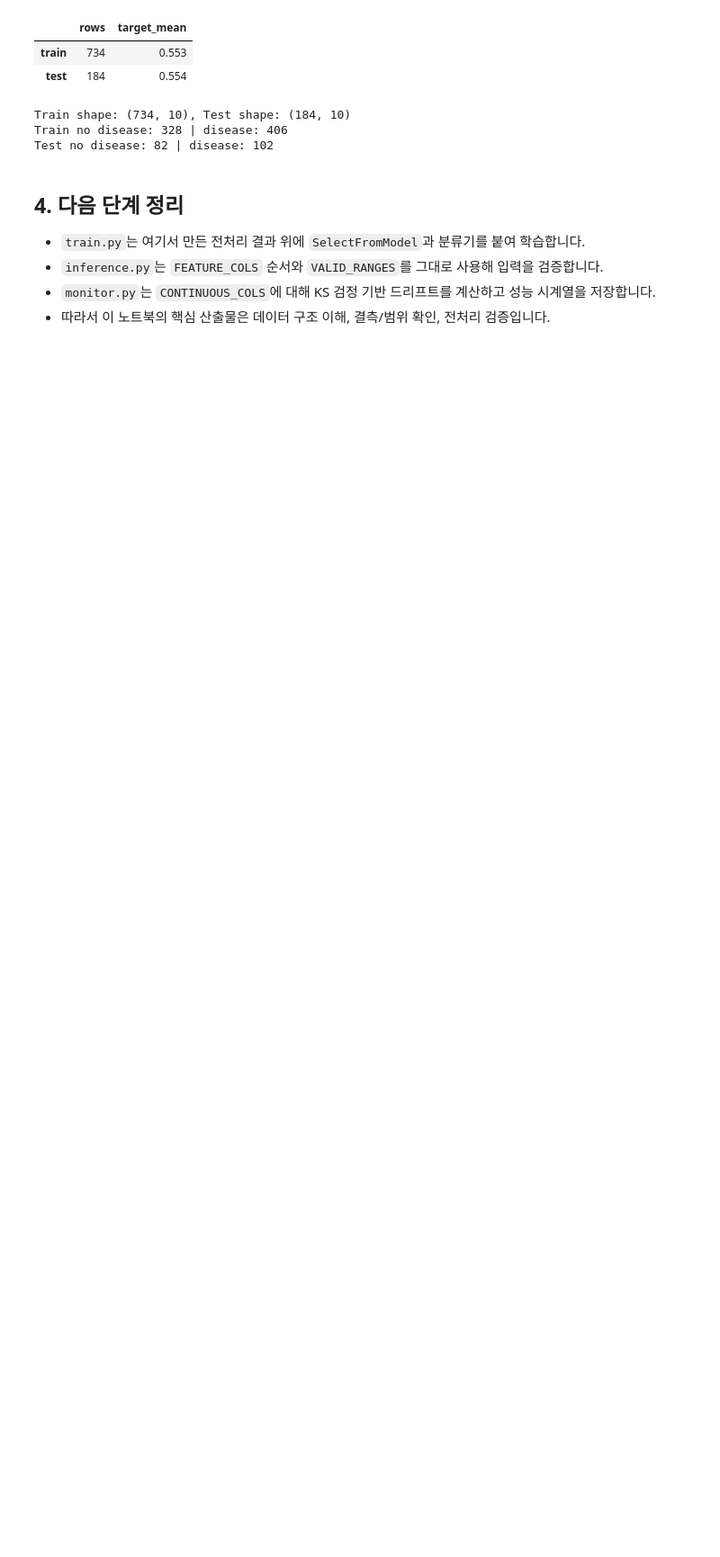
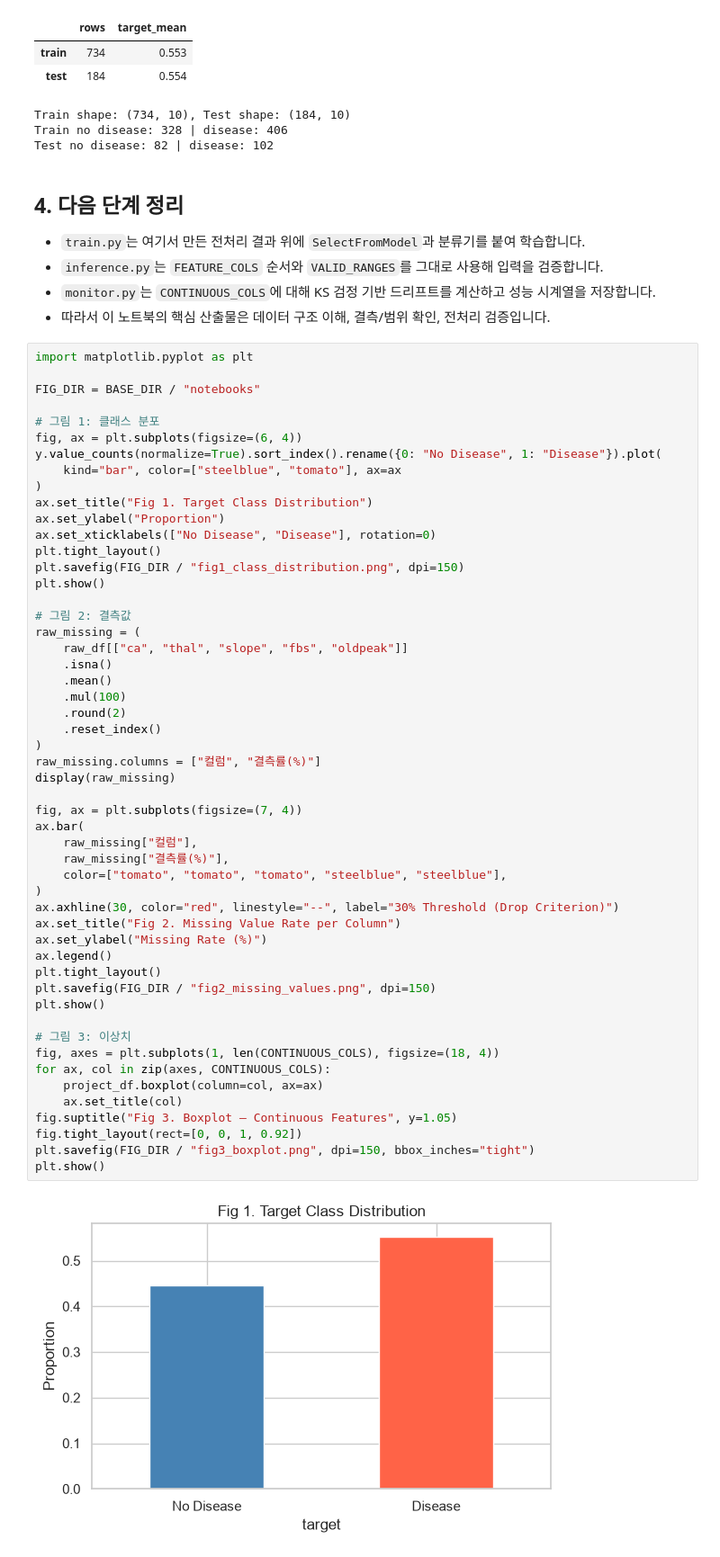
Before and after one commit to doubleknot-gh/CardioCare, a Jupyter notebook: notebooks/01_eda_preprocessing.executed.ipynb, the cells around one changed output. Shown at 90% size. Cells and saved outputs as stored; diff of their text form; blank space fills up the shorter version.

```diff
--- a/notebooks/01_eda_preprocessing.executed.ipynb
+++ b/notebooks/01_eda_preprocessing.executed.ipynb
@@ -477,3 +477,57 @@ Test no disease: 82 | disease: 102
 - `inference.py`는 `FEATURE_COLS` 순서와 `VALID_RANGES`를 그대로 사용해 입력을 검증합니다.
 - `monitor.py`는 `CONTINUOUS_COLS`에 대해 KS 검정 기반 드리프트를 계산하고 성능 시계열을 저장합니다.
 - 따라서 이 노트북의 핵심 산출물은 데이터 구조 이해, 결측/범위 확인, 전처리 검증입니다.
+# %%
+import matplotlib.pyplot as plt
+
+FIG_DIR = BASE_DIR / "notebooks"
+
+# 그림 1: 클래스 분포
+fig, ax = plt.subplots(figsize=(6, 4))
+y.value_counts(normalize=True).sort_index().rename({0: "No Disease", 1: "Disease"}).plot(
+    kind="bar", color=["steelblue", "tomato"], ax=ax
+)
+ax.set_title("Fig 1. Target Class Distribution")
+ax.set_ylabel("Proportion")
+ax.set_xticklabels(["No Disease", "Disease"], rotation=0)
+plt.tight_layout()
+plt.savefig(FIG_DIR / "fig1_class_distribution.png", dpi=150)
+plt.show()
+
+# 그림 2: 결측값
+raw_missing = (
+    raw_df[["ca", "thal", "slope", "fbs", "oldpeak"]]
+    .isna()
+    .mean()
+    .mul(100)
+    .round(2)
+    .reset_index()
+)
+raw_missing.columns = ["컬럼", "결측률(%)"]
+display(raw_missing)
+
+fig, ax = plt.subplots(figsize=(7, 4))
+ax.bar(
+    raw_missing["컬럼"],
+    raw_missing["결측률(%)"],
+    color=["tomato", "tomato", "tomato", "steelblue", "steelblue"],
+)
+ax.axhline(30, color="red", linestyle="--", label="30% Threshold (Drop Criterion)")
+ax.set_title("Fig 2. Missing Value Rate per Column")
+ax.set_ylabel("Missing Rate (%)")
+ax.legend()
+plt.tight_layout()
+plt.savefig(FIG_DIR / "fig2_missing_values.png", dpi=150)
+plt.show()
+
+# 그림 3: 이상치
+fig, axes = plt.subplots(1, len(CONTINUOUS_COLS), figsize=(18, 4))
+for ax, col in zip(axes, CONTINUOUS_COLS):
+    project_df.boxplot(column=col, ax=ax)
+    ax.set_title(col)
+fig.suptitle("Fig 3. Boxplot — Continuous Features", y=1.05)
+fig.tight_layout(rect=[0, 0, 1, 0.92])
+plt.savefig(FIG_DIR / "fig3_boxplot.png", dpi=150, bbox_inches="tight")
+plt.show()
+# %% [output]
+[figure, added]
```
Also changed, not shown: parts of 6 cells of this notebook, 30 other files.
